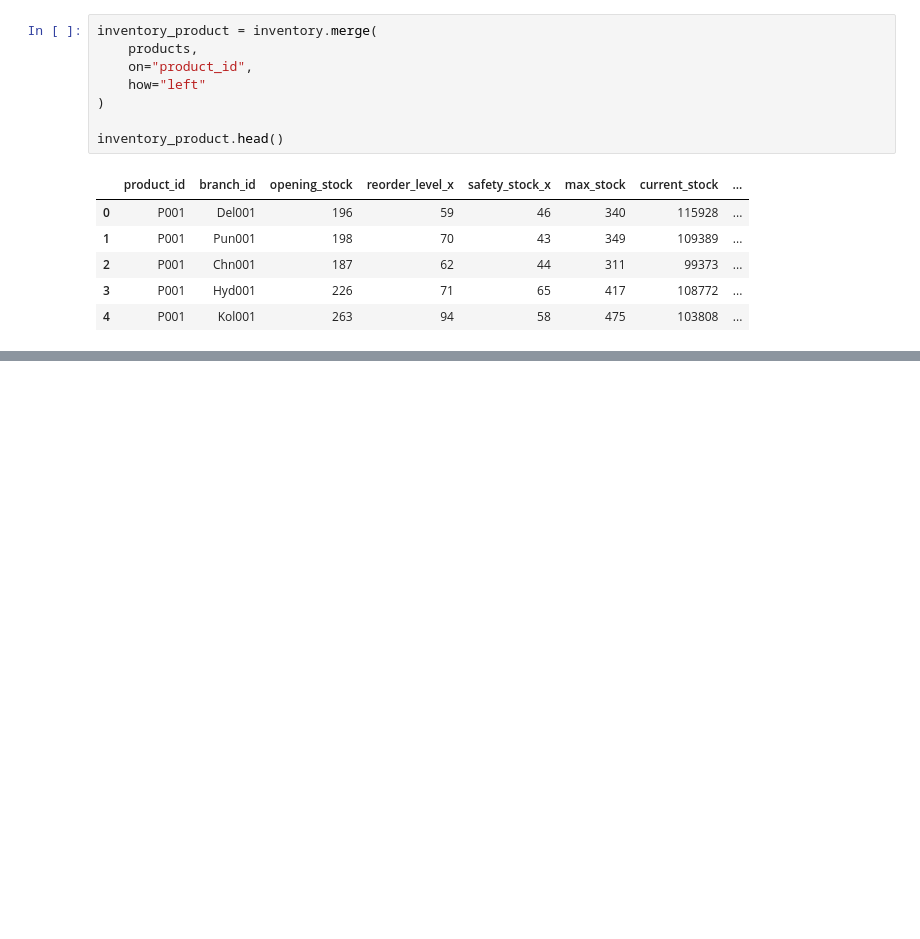
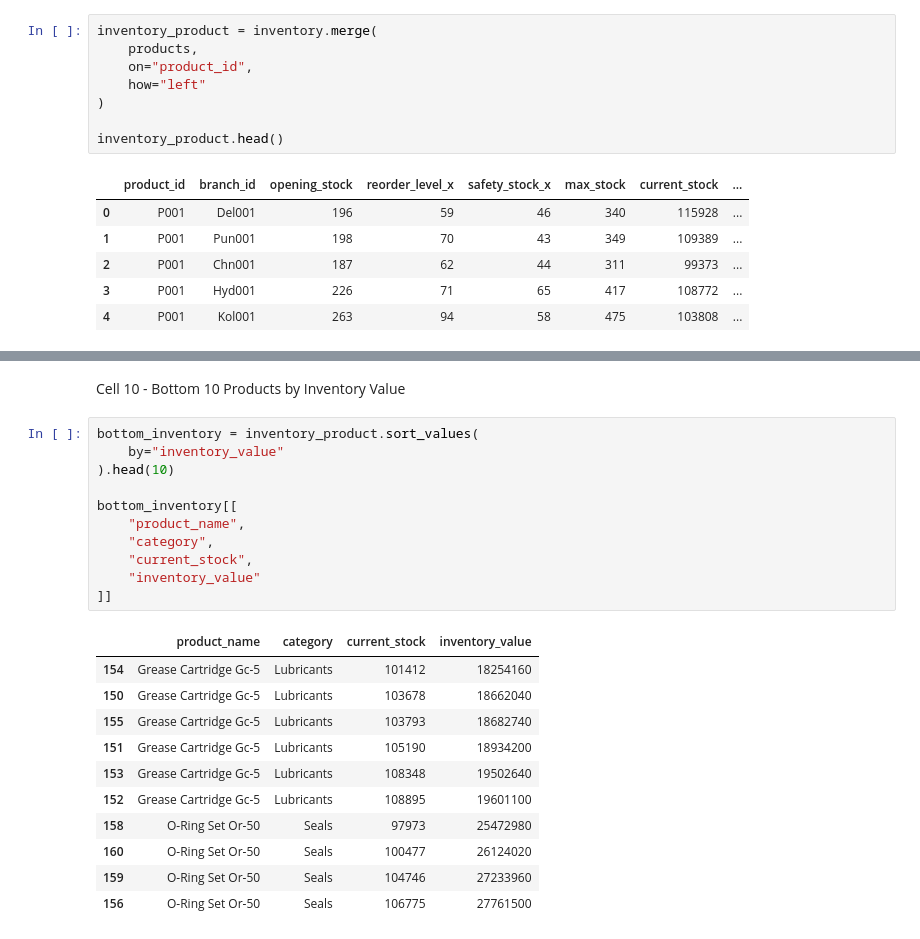
Before and after one commit to Riya-1923/Heavy-Supplier-Warehouse-Analytics, a Jupyter notebook: notebooks/Week3_Product_Inventory_Analysis.ipynb, the cells around one changed output, grey strips where cells are left out. Drawn from its saved outputs; the diff is of its cells as text; blank space fills up the shorter version.

```diff
--- a/notebooks/Week3_Product_Inventory_Analysis.ipynb
+++ b/notebooks/Week3_Product_Inventory_Analysis.ipynb
@@ -70,0 +161,25 @@ inventory_product.head()
+# %% [markdown]
+Cell 10 - Bottom 10 Products by Inventory Value
+# %%
+bottom_inventory = inventory_product.sort_values(
+    by="inventory_value"
+).head(10)
+
+bottom_inventory[[
+    "product_name",
+    "category",
+    "current_stock",
+    "inventory_value"
+]]
+# %% [output]
+|  | product_name | category | current_stock | inventory_value |
+| 154 | Grease Cartridge Gc-5 | Lubricants | 101412 | 18254160 |
+| 150 | Grease Cartridge Gc-5 | Lubricants | 103678 | 18662040 |
+| 155 | Grease Cartridge Gc-5 | Lubricants | 103793 | 18682740 |
+| 151 | Grease Cartridge Gc-5 | Lubricants | 105190 | 18934200 |
+| 153 | Grease Cartridge Gc-5 | Lubricants | 108348 | 19502640 |
+| 152 | Grease Cartridge Gc-5 | Lubricants | 108895 | 19601100 |
+| 158 | O-Ring Set Or-50 | Seals | 97973 | 25472980 |
+| 160 | O-Ring Set Or-50 | Seals | 100477 | 26124020 |
+| 159 | O-Ring Set Or-50 | Seals | 104746 | 27233960 |
+| 156 | O-Ring Set Or-50 | Seals | 106775 | 27761500 |
```
Also changed, not shown: parts of 8 cells of this notebook.
